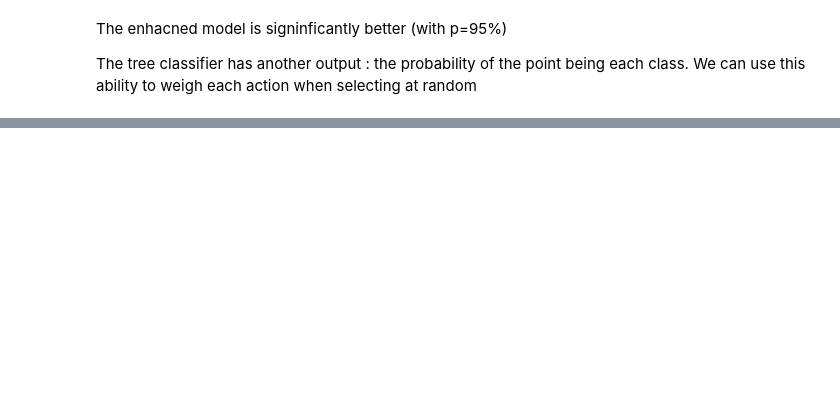
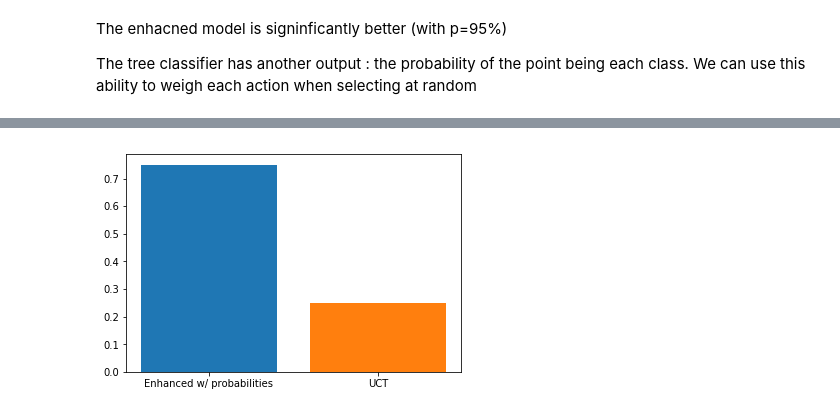
Before and after one commit to C4ptainCrunch/thesis, a Jupyter notebook: source/notebooks/learning.ipynb, the cells around one changed output, grey strips where cells are left out. Saved outputs shown, nothing was run; the diff lists cells and outputs as text; code cells hidden in the pictures; blank space fills up the shorter version.

```diff
--- a/source/notebooks/learning.ipynb
+++ b/source/notebooks/learning.ipynb
@@ -229,7 +231,7 @@ def test(*args):
 
 import multiprocessing
 
-pool = multiprocessing.Pool(4)
+pool = multiprocessing.Pool(8)
 generator = list(range(20))
 
 data = list(tqdm.tqdm_notebook(pool.imap(test, generator), total=len(generator)))
@@ -239,3 +241,4 @@ losses = 1 - wins
 plt.bar(0, losses)
 plt.bar(1, wins)
 plt.xticks([0, 1], ["Enhanced w/ probabilities", "UCT"]);
+# %% [output]
@@ -242,3 +246,4 @@ plt.xticks([0, 1], ["Enhanced w/ probabilities", "UCT"]);
+[figure, added]
 # %%
 def test(*args):
     # Create our players
```
Also changed, not shown: parts of 9 cells of this notebook, 9 other files.
